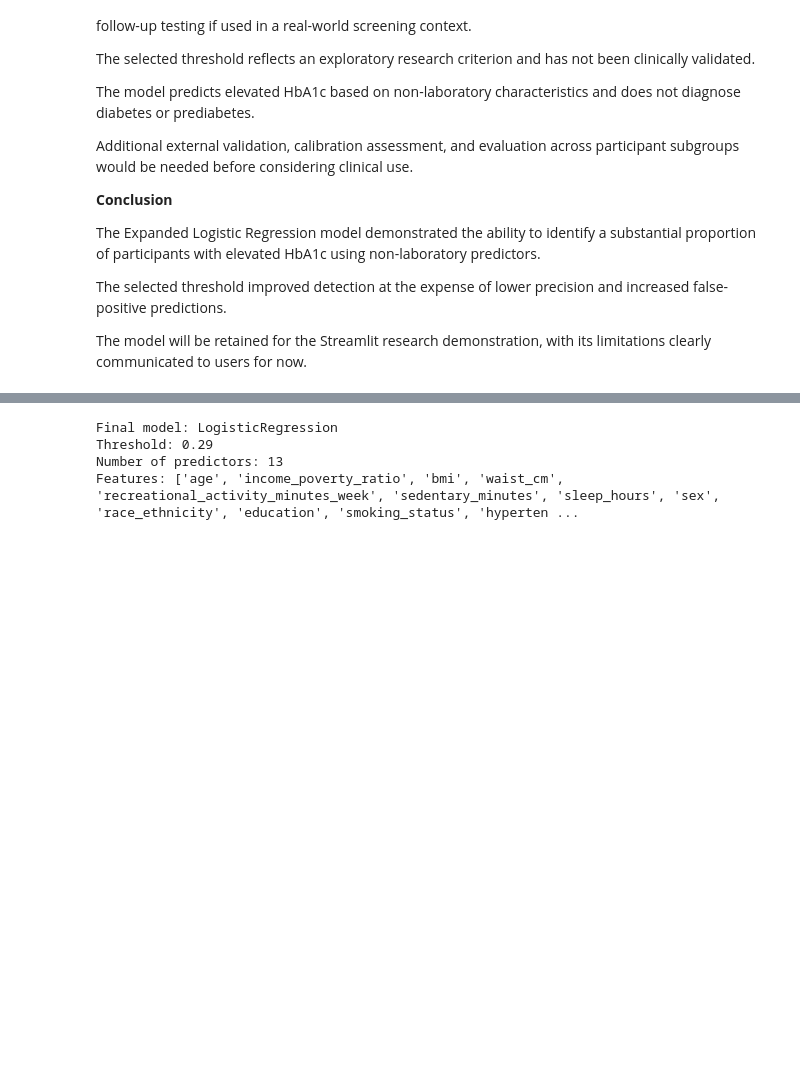
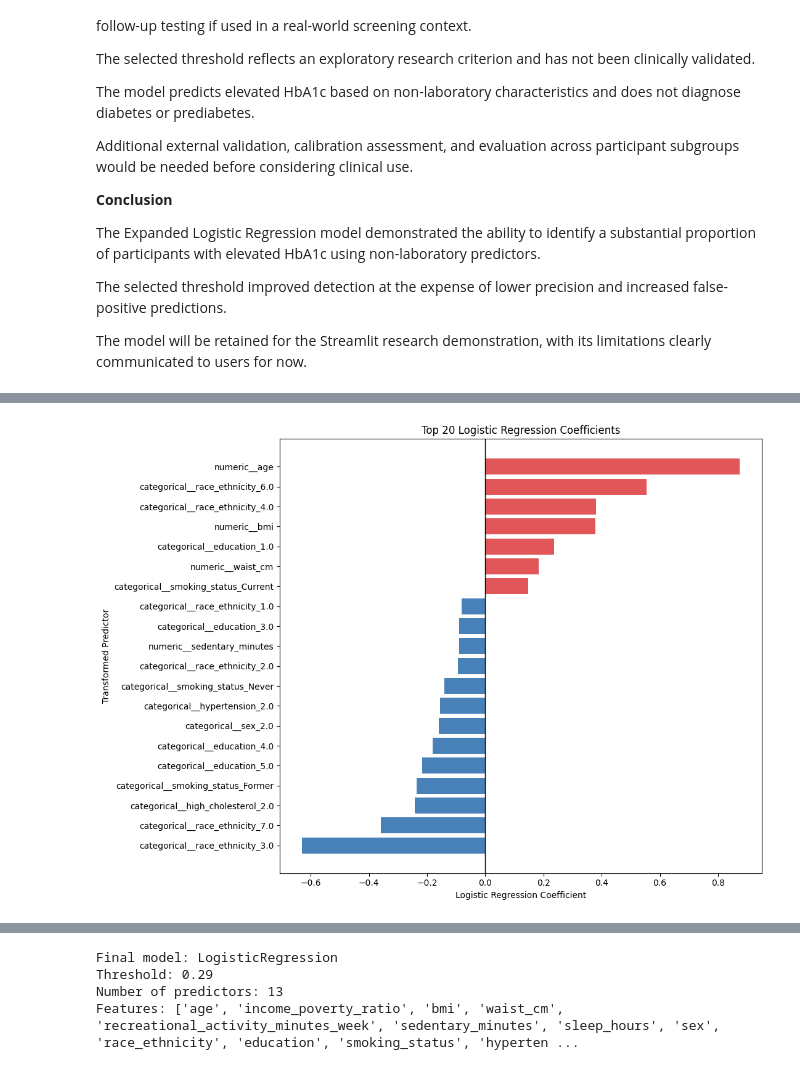
Before and after one commit to Winglessdeman/UMBC-DATA606-Capstone, a Jupyter notebook: notebooks/nhanes_modeling.ipynb, the cells around one changed output, grey strips where cells are left out. Cells and saved outputs as stored; diff of their text form; code cells hidden in the pictures; blank space fills up the shorter version.

```diff
--- a/notebooks/nhanes_modeling.ipynb
+++ b/notebooks/nhanes_modeling.ipynb
@@ -3131,0 +3455,30 @@ The model will be retained for the Streamlit research demonstration, with its li
+# %%
+coefficient_plot = (
+    coefficient_df
+    .head(20)
+    .sort_values("Coefficient")
+)
+
+colors = [
+    "#e15759" if value > 0 else "#4880b8"
+    for value in coefficient_plot["Coefficient"]
+]
+
+plt.figure(figsize=(11, 8))
+
+plt.barh(
+    coefficient_plot["Feature"],
+    coefficient_plot["Coefficient"],
+    color=colors
+)
+
+plt.axvline(0, color="black", linewidth=1)
+
+plt.xlabel("Logistic Regression Coefficient")
+plt.ylabel("Transformed Predictor")
+plt.title("Top 20 Logistic Regression Coefficients")
+
+plt.tight_layout()
+plt.show()
+# %% [output]
+[figure, added]
```
Also changed, not shown: parts of 34 cells of this notebook.
